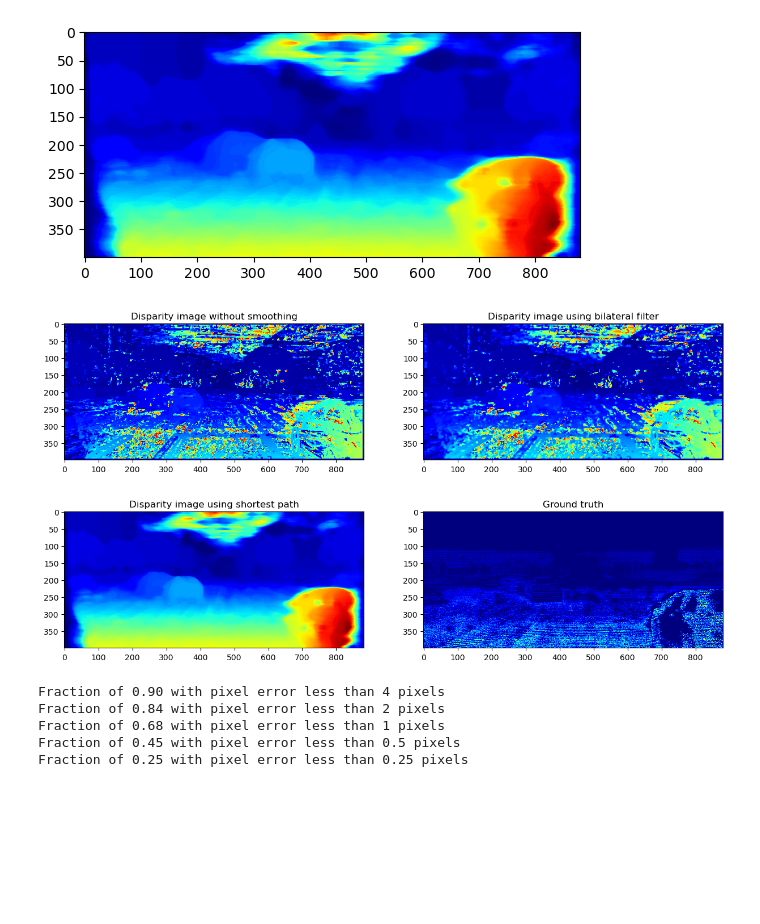
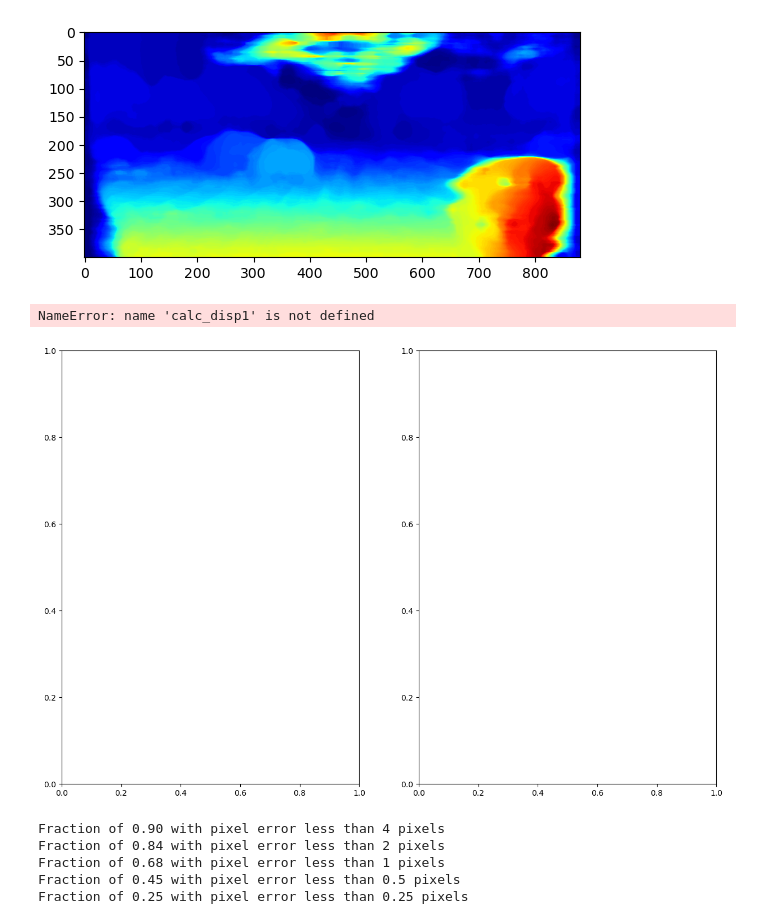
Before and after one commit to Neva-Y/Disparity-Image, a Jupyter notebook: Final-Project.ipynb, the cells around one changed output. Drawn from its saved outputs; the diff is of its cells as text; code cells hidden in the pictures; blank space fills up the shorter version.

```diff
--- a/Final-Project.ipynb
+++ b/Final-Project.ipynb
@@ -275,7 +275,7 @@ boundary_size = 3
 neighbourhood_l = 200
 nighbourhood_r = 50
 step_size = 1
-measure = "NCC"
+measure = "SSD"
 
 
 for row_index in tqdm(range(boundary_size, len(img_l_grey)-boundary_size, step_size)):
@@ -578,27 +578,27 @@ Fraction of 0.25 with pixel error less than 0.25 pixels
 # %%
 plt.subplots(1,2, figsize=(15,10))
 plt.subplot(1,2,1)
 plt.imshow(calc_disp1, cmap='jet',vmin=0)
 plt.title('Disparity image without smoothing')
 
 plt.subplot(1,2,2)
 plt.imshow(blur, cmap='jet',vmin=0)
 plt.title('Disparity image using bilateral filter')
 
 # print(list(img_d))
 plt.subplots(1,2, figsize=(15,10))
 plt.subplot(1,2,1)
-plt.imshow(calc_disp3, cmap='jet',vmin=0)
+plt.imshow(calc_disp2, cmap='jet',vmin=0)
 plt.title('Disparity image using shortest path')
 
 plt.subplot(1,2,2)
 plt.imshow(img_d, cmap='jet',vmin=0)
 plt.title('Ground truth')
 
 plt.show()
 # %% [output]
+NameError: name 'calc_disp1' is not defined
-[figure, old version]
+[figure, new version]
-[figure, removed]
 # %%
 h,w = img_d.shape
 
```
Also changed, not shown: parts of 3 cells of this notebook, 3 other files.
